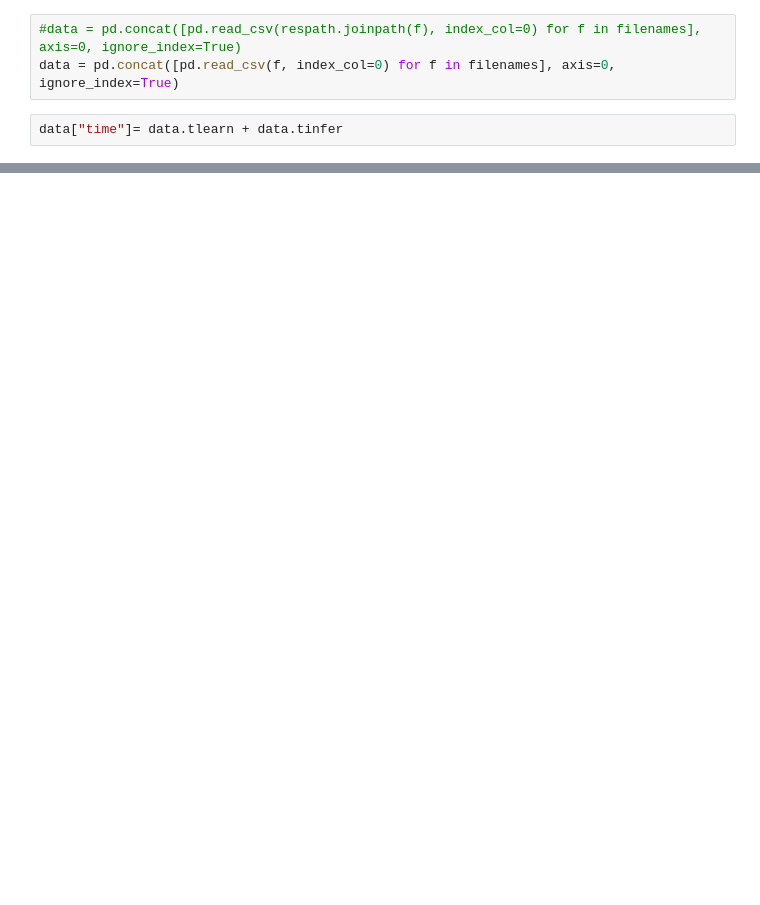
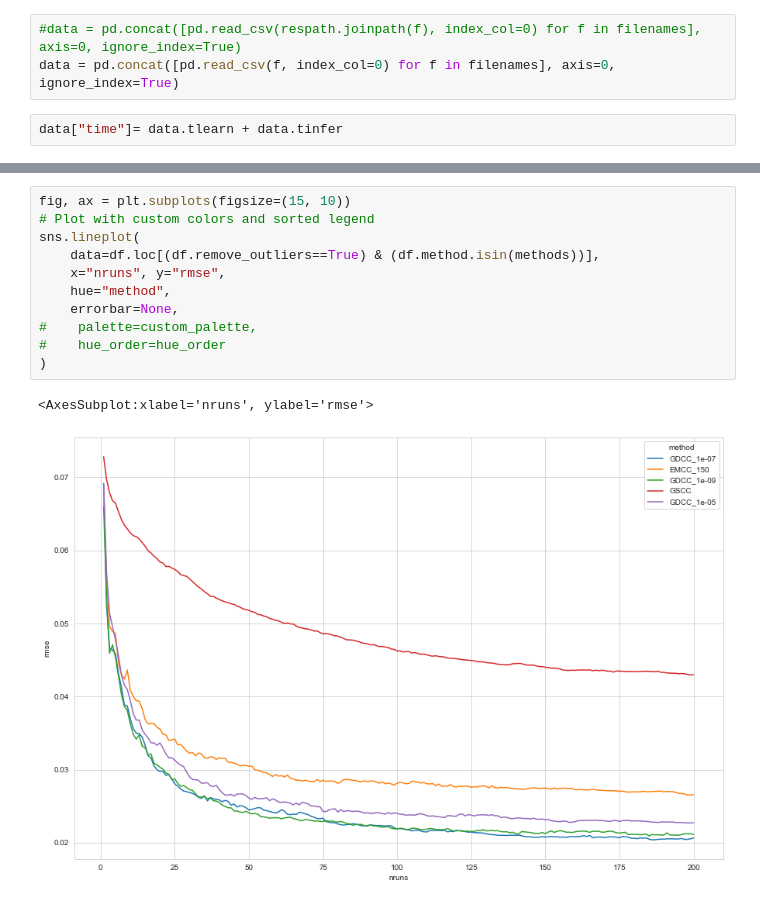
Before and after one commit to PGM-Lab/bcause, a Jupyter notebook: papers/gradient_journal/results/analysis/anlysis.ipynb, the cells around one changed output, grey strips where cells are left out. Drawn from its saved outputs; the diff is of its cells as text; blank space fills up the shorter version.

```diff
--- a/papers/gradient_journal/results/analysis/anlysis.ipynb
+++ b/papers/gradient_journal/results/analysis/anlysis.ipynb
@@ -71,3 +91,17 @@ array(['GDCC tol=1e-09', 'EMCC iter=100.0', 'GDCC tol=1e-05',
+# %%
+fig, ax = plt.subplots(figsize=(15, 10))
+# Plot with custom colors and sorted legend
+sns.lineplot(
+    data=df.loc[(df.remove_outliers==True) & (df.method.isin(methods))],
+    x="nruns", y="rmse",
+    hue="method",
+    errorbar=None,
+#    palette=custom_palette,
+#    hue_order=hue_order
+)
+# %% [output]
+<AxesSubplot:xlabel='nruns', ylabel='rmse'>
+[figure, added]
 # %%
 # Define custom colors for each method
 custom_palette = {
```
Also changed, not shown: parts of 8 cells of this notebook.
